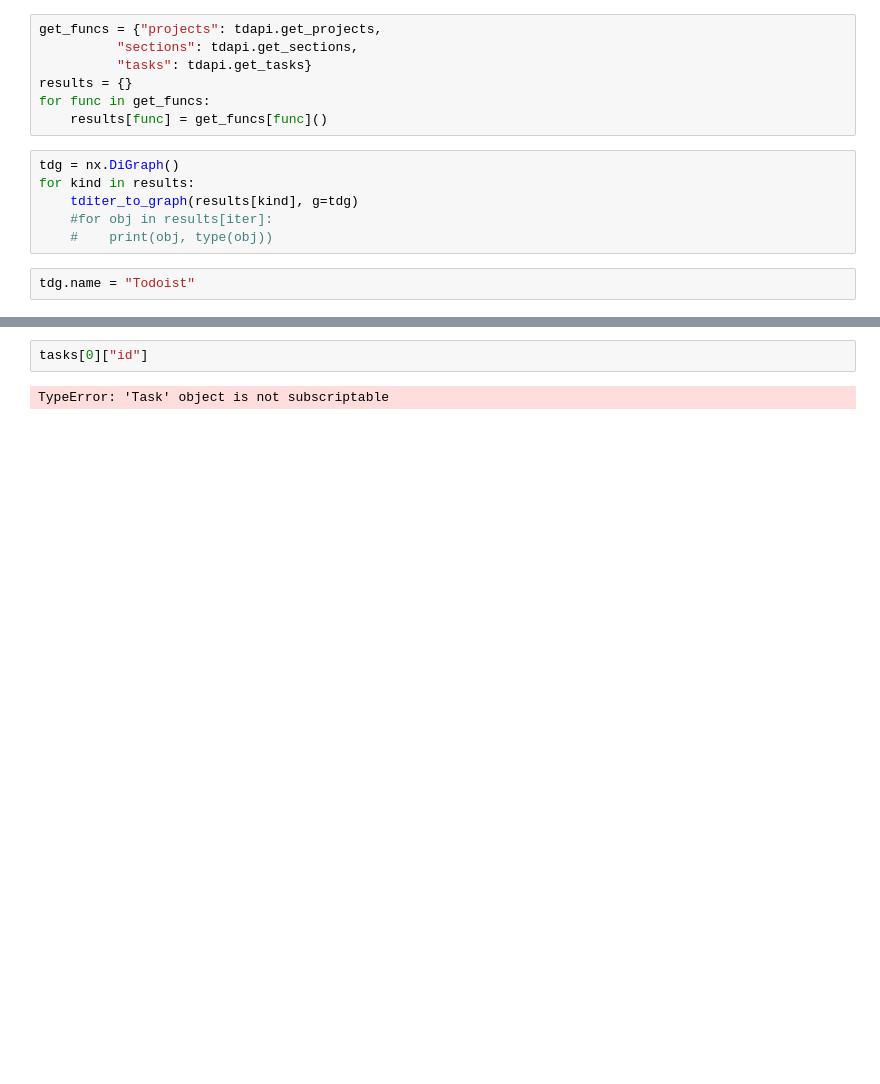
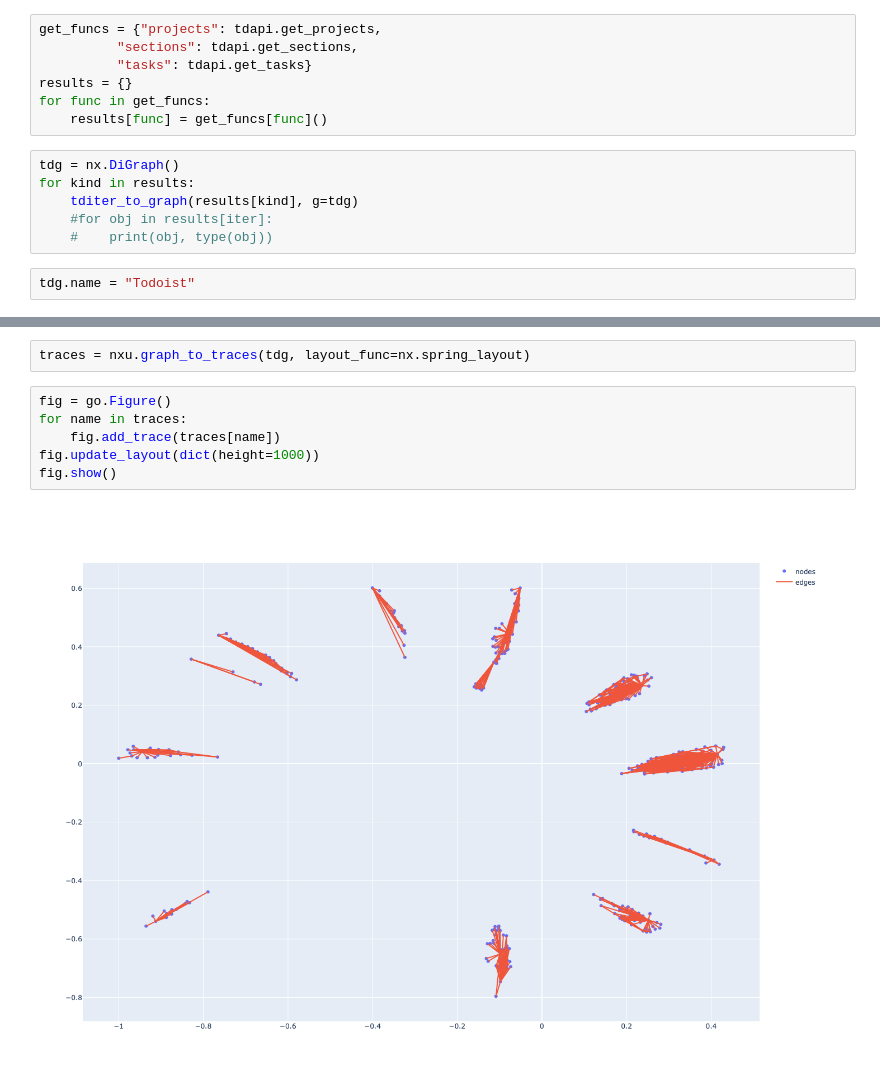
Before and after one commit to KeithDavis067/taskbraid, a Jupyter notebook: python/tbdoist/tbdoist/tdgraph.ipynb, the cells around one changed output, grey strips where cells are left out. Saved outputs shown, nothing was run; the diff lists cells and outputs as text; blank space fills up the shorter version.

```diff
--- a/python/tbdoist/tbdoist/tdgraph.ipynb
+++ b/python/tbdoist/tbdoist/tdgraph.ipynb
@@ -53,6 +53,12 @@ Todoist
 ├── Red Bag
 └── Get Key to Madeline
 # %%
-tasks[0]["id"]
+traces = nxu.graph_to_traces(tdg, layout_func=nx.spring_layout)
-# %% [output]
-TypeError: 'Task' object is not subscriptable
+# %%
+fig = go.Figure()
+for name in traces:
+    fig.add_trace(traces[name])
+fig.update_layout(dict(height=1000))
+fig.show()
+# %% [output]
+[figure, added]
```
Also changed, not shown: parts of 1 cell of this notebook.
